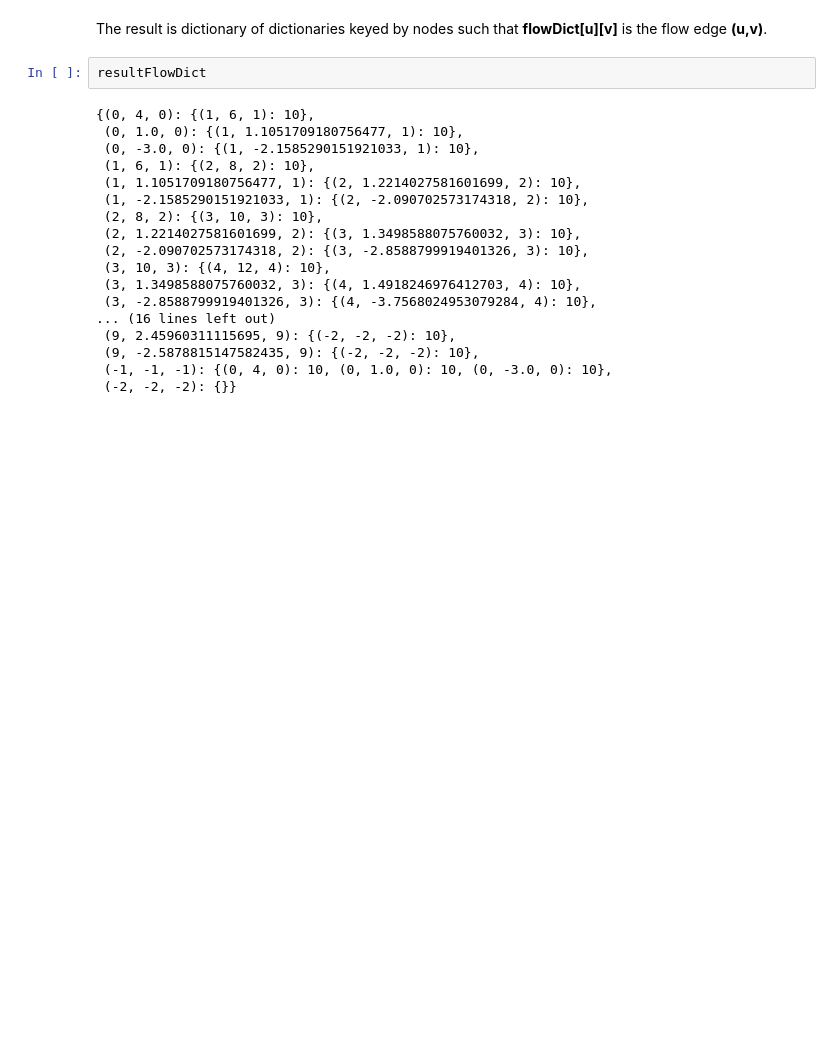
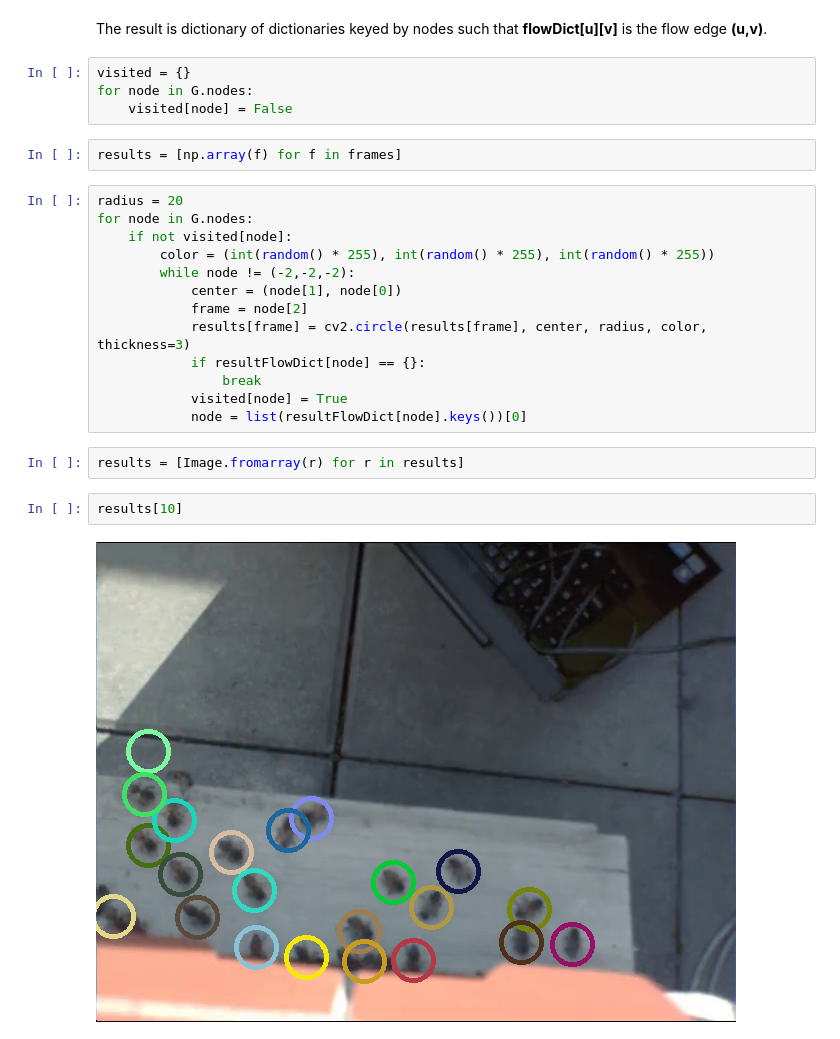
Before and after one commit to kolo-abb/Random-Scripts-And-Notes, a Jupyter notebook: Graph-Segmentation/object_tracking/ActiveColloidsTracking.ipynb, the cells around one changed output. Drawn from its saved outputs; the diff is of its cells as text; blank space fills up the shorter version.

```diff
--- a/Graph-Segmentation/object_tracking/ActiveColloidsTracking.ipynb
+++ b/Graph-Segmentation/object_tracking/ActiveColloidsTracking.ipynb
@@ -266,22 +293,27 @@ resultFlowDict = nx.max_flow_min_cost(G, source, sink, capacity='capacity', weig
 # %% [markdown]
 The result is dictionary of dictionaries keyed by nodes such that **flowDict[u][v]** is the flow edge **(u,v)**.
-# %%
-resultFlowDict
-# %% [output]
-{(0, 4, 0): {(1, 6, 1): 10},
- (0, 1.0, 0): {(1, 1.1051709180756477, 1): 10},
- (0, -3.0, 0): {(1, -2.1585290151921033, 1): 10},
- (1, 6, 1): {(2, 8, 2): 10},
- (1, 1.1051709180756477, 1): {(2, 1.2214027581601699, 2): 10},
- (1, -2.1585290151921033, 1): {(2, -2.090702573174318, 2): 10},
- (2, 8, 2): {(3, 10, 3): 10},
- (2, 1.2214027581601699, 2): {(3, 1.3498588075760032, 3): 10},
- (2, -2.090702573174318, 2): {(3, -2.8588799919401326, 3): 10},
- (3, 10, 3): {(4, 12, 4): 10},
- (3, 1.3498588075760032, 3): {(4, 1.4918246976412703, 4): 10},
- (3, -2.8588799919401326, 3): {(4, -3.7568024953079284, 4): 10},
-... (16 lines left out)
- (9, 2.45960311115695, 9): {(-2, -2, -2): 10},
- (9, -2.5878815147582435, 9): {(-2, -2, -2): 10},
- (-1, -1, -1): {(0, 4, 0): 10, (0, 1.0, 0): 10, (0, -3.0, 0): 10},
- (-2, -2, -2): {}}
+# %%
+visited = {}
+for node in G.nodes:
+    visited[node] = False
+# %%
+results = [np.array(f) for f in frames]
+# %%
+radius = 20
+for node in G.nodes:
+    if not visited[node]:
+        color = (int(random() * 255), int(random() * 255), int(random() * 255))
+        while node != (-2,-2,-2):
+            center = (node[1], node[0])
+            frame = node[2]
+            results[frame] = cv2.circle(results[frame], center, radius, color, thickness=3)
+            if resultFlowDict[node] == {}:
+                break
+            visited[node] = True
+            node = list(resultFlowDict[node].keys())[0]
+# %%
+results = [Image.fromarray(r) for r in results]
+# %%
+results[10]
+# %% [output]
+[figure, added]
```
Also changed, not shown: parts of 32 cells of this notebook.
